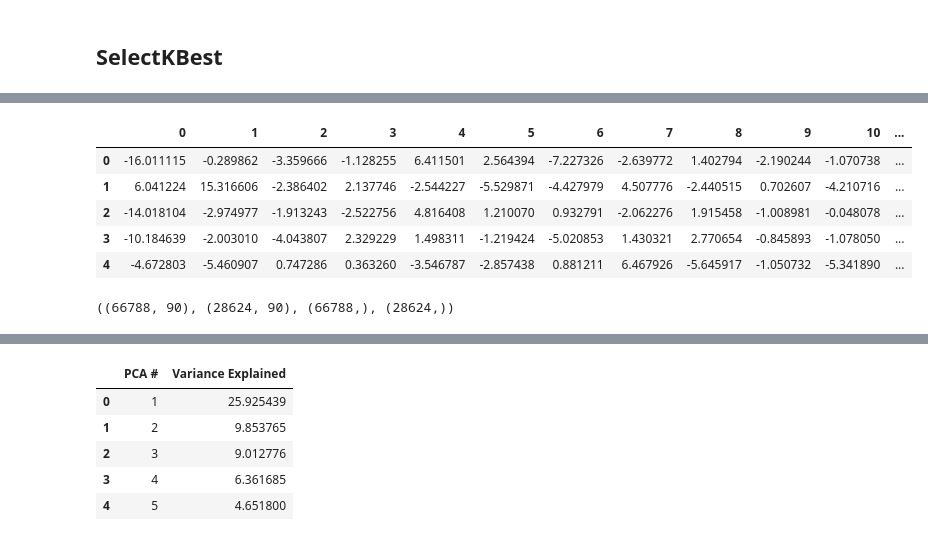
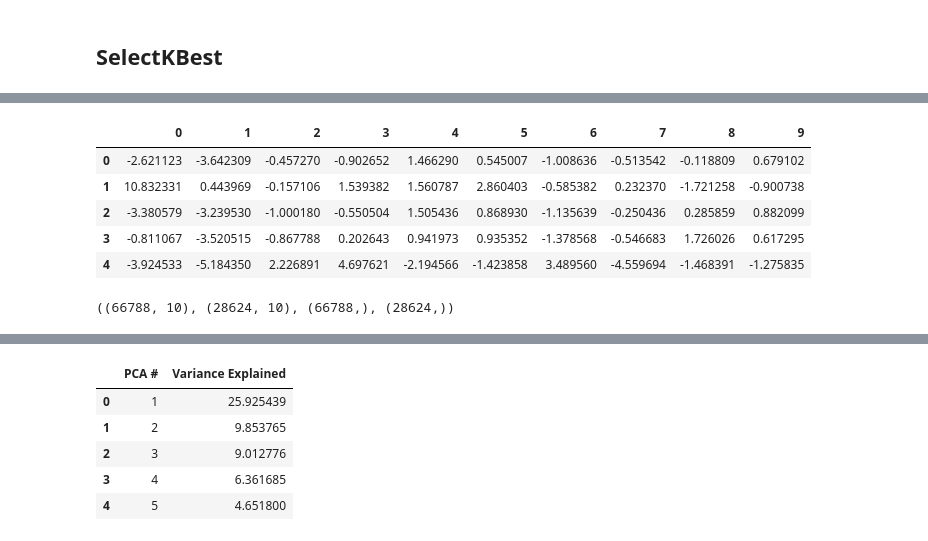
Before and after one commit to tl278/Capstone-Project, a Jupyter notebook: Charitable Donations .ipynb, the cells around one changed output, grey strips where cells are left out. Saved outputs shown, nothing was run; the diff lists cells and outputs as text; code cells hidden in the pictures.

```diff
--- a/Charitable Donations .ipynb
+++ b/Charitable Donations .ipynb
@@ -672,6 +943,6 @@ AUC on the test set is: 0.6157280414823775
 # %%
-clf2 = LogisticRegression(class_weight='balanced')
-clf2.fit(X_pca_train, y_train)
+#clf2 = LogisticRegression(class_weight='balanced')
+#clf2.fit(X_pca_train, y_train)
 y_pred = clf.predict(X_pca_test)
 print (confusion_matrix(y_test, y_pred))
 print (classification_report(y_test, y_pred))
@@ -749,15 +1016,15 @@ plt.show()
 # %% [markdown]
 ## SelectKBest
 # %%
-from sklearn.feature_selection import SelectKBest
+# from sklearn.feature_selection import SelectKBest
 
-ks = [50, 100, 150, 200, 300, 400, 500]#List of k's to iterate. Goal is to check which k gives the highest auc
+ks = [10, 20, 30, 40, 50]#List of k's to iterate. Goal is to check which k gives the highest auc
                                 # score on the training set
 max_auc_k = 0
 
 for k in ks:
     k_selector = SelectKBest(k = k)
-    k_selected = k_selector.fit(X_dummy, y_donate)
+    k_selected = k_selector.fit(X_scaled, y_donate)
     kindices_selected = k_selected.get_support(indices = True)
     kcols_selected = [X_dummy.columns[i] for i in kindices_selected]  #columns which are selected by kbest
     X_train_selected_k = X_train[kcols_selected].values
@@ -781,10 +1048,10 @@ Best AUC on training set is: 0.6037866111569984
 # %%
 # PCA on the above features
-X_kbest = X_dummy[kcols_selected_best]
+X_kbest = X_scaled[kcols_selected_best]
 
 # Scale X_kbest
-X_kbest = scale(X_kbest)
-pca1 = PCA(n_components=90)
+#X_kbest = scale(X_kbest)
+pca1 = PCA(n_components= 10)
 pca1.fit(X_kbest)
 
 #pca_num = np.arange(1, len(pca1.explained_variance_ratio_) + 1)
@@ -810,19 +1077,19 @@ X_kbest_pca.shape
 # %%
-X_kbest_pca_df = pd.DataFrame(X_kbest_pca)
+X_kbest_pca = pd.DataFrame(X_kbest_pca)
 # %%
-X_kbest_pca_df.head()
+X_kbest_pca.head()
 # %% [output]
-|  | 0 | 1 | 2 | 3 | 4 | 5 | 6 | 7 | 8 | 9 | 10 | ... |
-| 0 | -16.011115 | -0.289862 | -3.359666 | -1.128255 | 6.411501 | 2.564394 | -7.227326 | -2.639772 | 1.402794 | -2.190244 | -1.070738 | ... |
-| 1 | 6.041224 | 15.316606 | -2.386402 | 2.137746 | -2.544227 | -5.529871 | -4.427979 | 4.507776 | -2.440515 | 0.702607 | -4.210716 | ... |
-| 2 | -14.018104 | -2.974977 | -1.913243 | -2.522756 | 4.816408 | 1.210070 | 0.932791 | -2.062276 | 1.915458 | -1.008981 | -0.048078 | ... |
-| 3 | -10.184639 | -2.003010 | -4.043807 | 2.329229 | 1.498311 | -1.219424 | -5.020853 | 1.430321 | 2.770654 | -0.845893 | -1.078050 | ... |
-| 4 | -4.672803 | -5.460907 | 0.747286 | 0.363260 | -3.546787 | -2.857438 | 0.881211 | 6.467926 | -5.645917 | -1.050732 | -5.341890 | ... |
+|  | 0 | 1 | 2 | 3 | 4 | 5 | 6 | 7 | 8 | 9 |
+| 0 | -2.621123 | -3.642309 | -0.457270 | -0.902652 | 1.466290 | 0.545007 | -1.008636 | -0.513542 | -0.118809 | 0.679102 |
+| 1 | 10.832331 | 0.443969 | -0.157106 | 1.539382 | 1.560787 | 2.860403 | -0.585382 | 0.232370 | -1.721258 | -0.900738 |
+| 2 | -3.380579 | -3.239530 | -1.000180 | -0.550504 | 1.505436 | 0.868930 | -1.135639 | -0.250436 | 0.285859 | 0.882099 |
+| 3 | -0.811067 | -3.520515 | -0.867788 | 0.202643 | 0.941973 | 0.935352 | -1.378568 | -0.546683 | 1.726026 | 0.617295 |
+| 4 | -3.924533 | -5.184350 | 2.226891 | 4.697621 | -2.194566 | -1.423858 | 3.489560 | -4.559694 | -1.468391 | -1.275835 |
 # %%
-X_train_k_pca, X_test_k_pca, y_train, y_test = train_test_split(X_kbest_pca_df, y_donate, train_size=0.70, random_state=123)
+X_train_k_pca, X_test_k_pca, y_train, y_test = train_test_split(X_kbest_pca, y_donate, train_size=0.70, random_state=123)
 X_train_k_pca.shape, X_test_k_pca.shape, y_train.shape, y_test.shape
 # %% [output]
-((66788, 90), (28624, 90), (66788,), (28624,))
+((66788, 10), (28624, 10), (66788,), (28624,))
 # %%
 # Hyperparameter tuning: C
 
```
Also changed, not shown: parts of 143 cells of this notebook.
